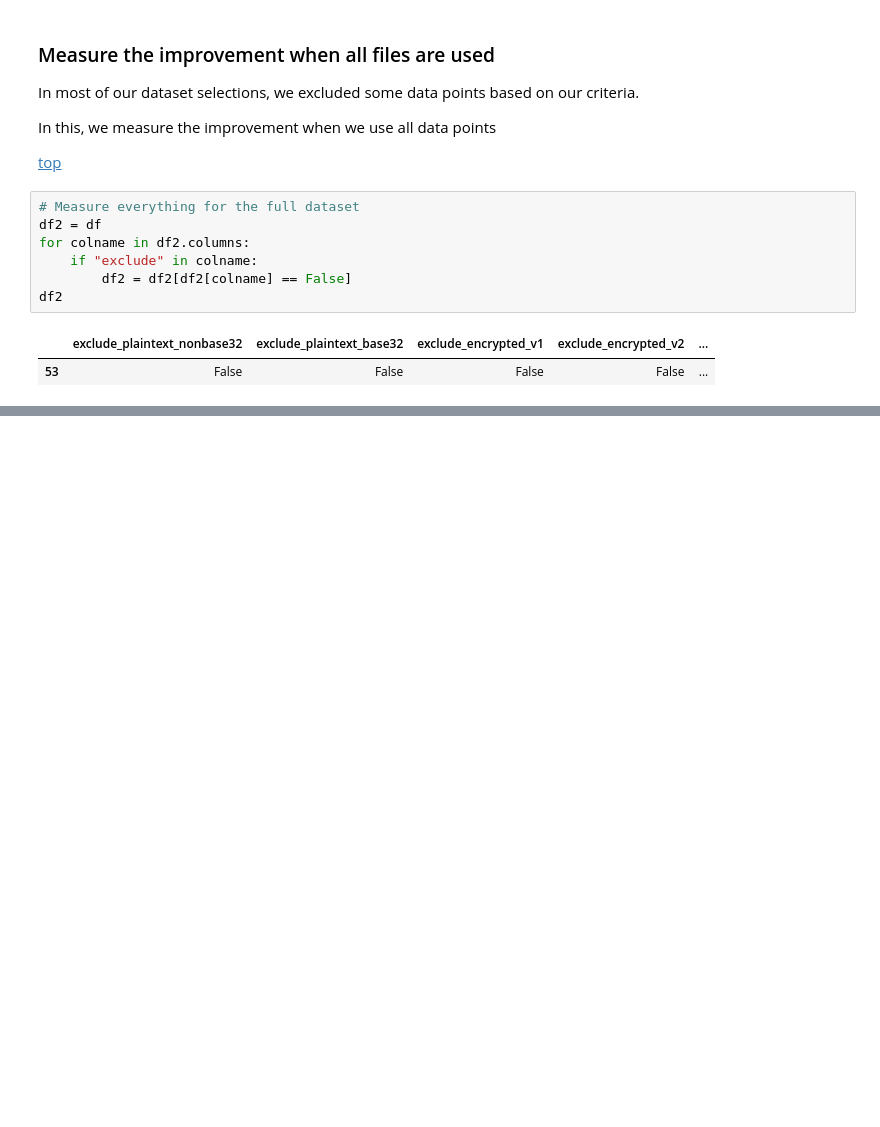
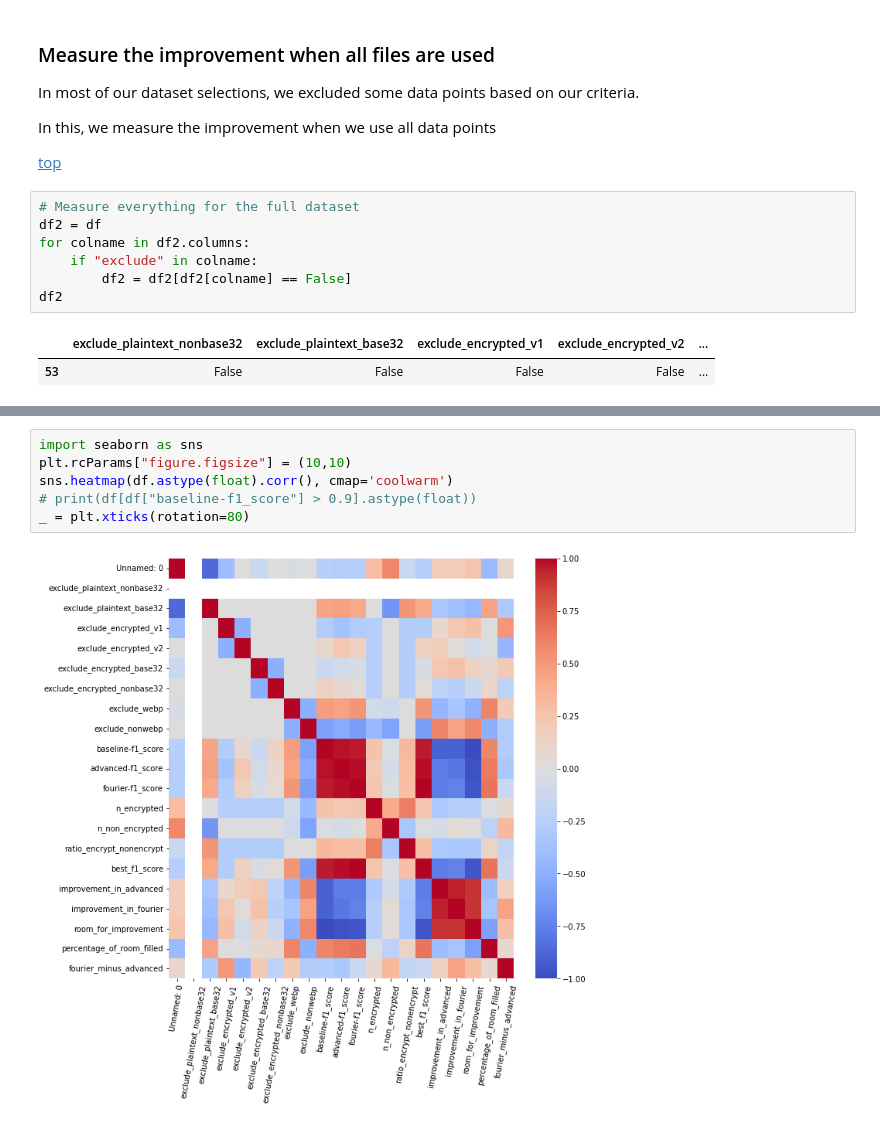
Before and after one commit to bhattacharjee/RansomFoRRT, a Jupyter notebook: iteration_2.1/iteration_2.1_RF_compare_base32_alternate_encryption_scheme.ipynb, the cells around one changed output, grey strips where cells are left out. Saved outputs shown, nothing was run; the diff lists cells and outputs as text; blank space fills up the shorter version.

```diff
--- a/iteration_2.1/iteration_2.1_compare_base32_alternate_encryption_scheme.ipynb
+++ b/iteration_2.1/iteration_2.1_RF_compare_base32_alternate_encryption_scheme.ipynb
@@ -481,0 +492,8 @@ df2
+# %%
+import seaborn as sns
+plt.rcParams["figure.figsize"] = (10,10)
+sns.heatmap(df.astype(float).corr(), cmap='coolwarm')
+# print(df[df["baseline-f1_score"] > 0.9].astype(float))
+_ = plt.xticks(rotation=80)
+# %% [output]
+[figure, added]
```
Also changed, not shown: parts of 2 cells of this notebook.
